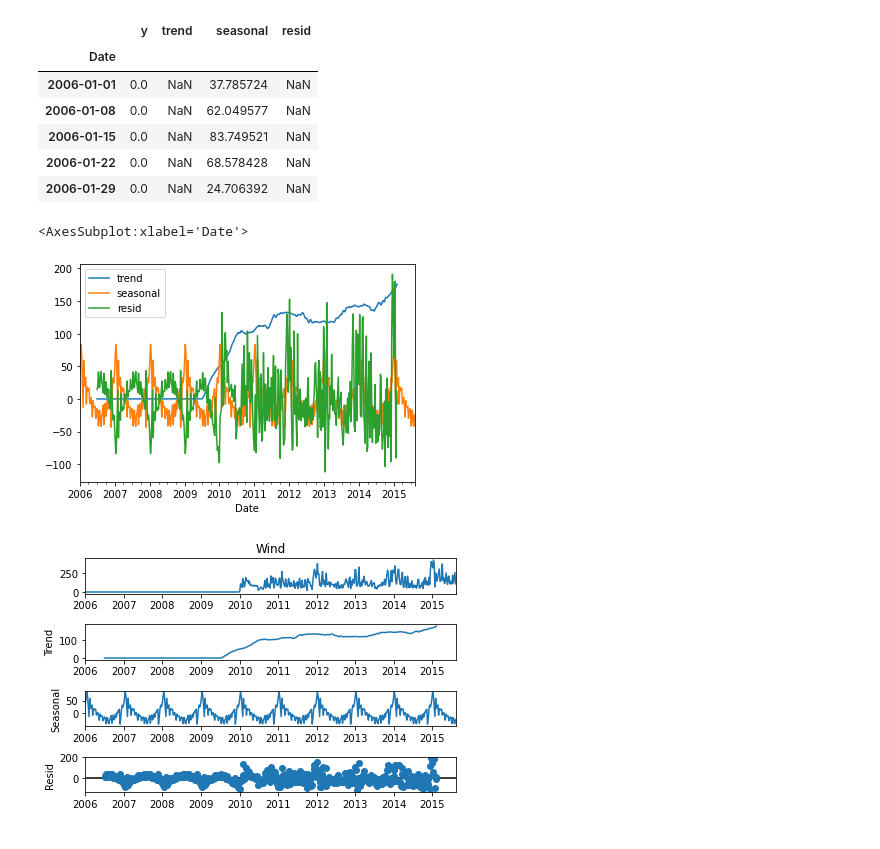
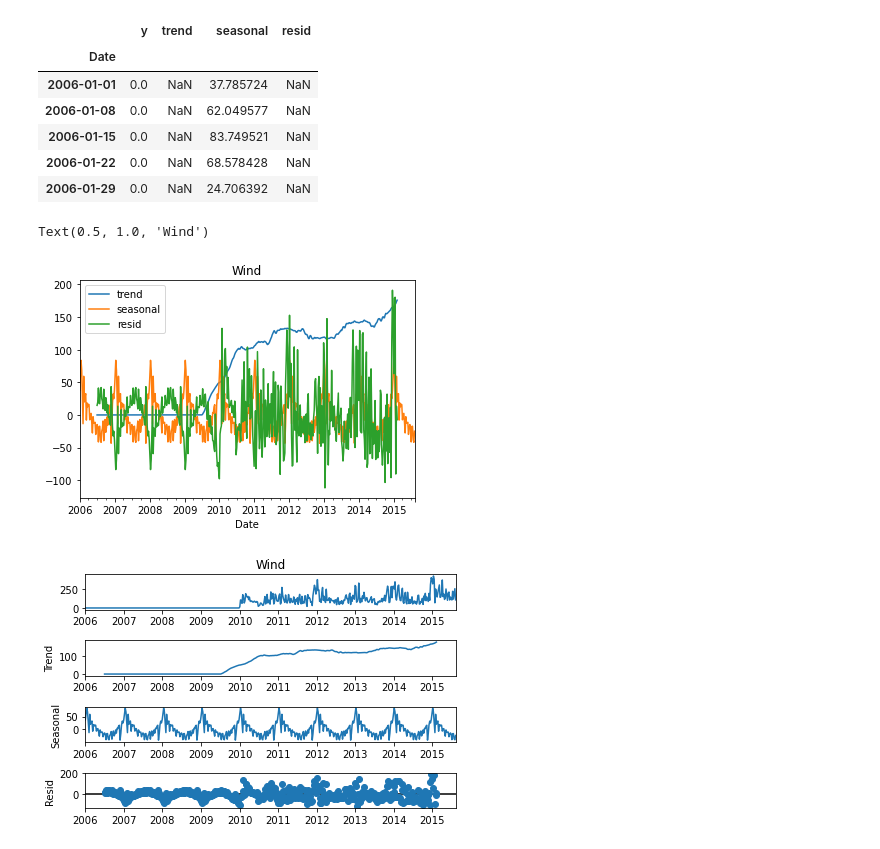
Before and after one commit to veronica-f-reyes/time-series-exercises, a Jupyter notebook: explore.ipynb, the cells around one changed output. Cells and saved outputs as stored; diff of their text form; code cells hidden in the pictures.

```diff
--- a/explore.ipynb
+++ b/explore.ipynb
@@ -465,9 +466,10 @@ See the caveats in the documentation: https://pandas.pydata.org/pandas-docs/stab
 | 2006-01-29 | 0.0 | NaN | 24.706392 | NaN |
 # %%
 decomposition.iloc[:, 1:].plot()
+plt.title("Wind")
 # %% [output]
-<AxesSubplot:xlabel='Date'>
+Text(0.5, 1.0, 'Wind')
-[figure, old version]
+[figure, new version]
 # %%
 result.plot()
 # %% [output]
```
Also changed, not shown: parts of 3 cells of this notebook, 2 other files.
